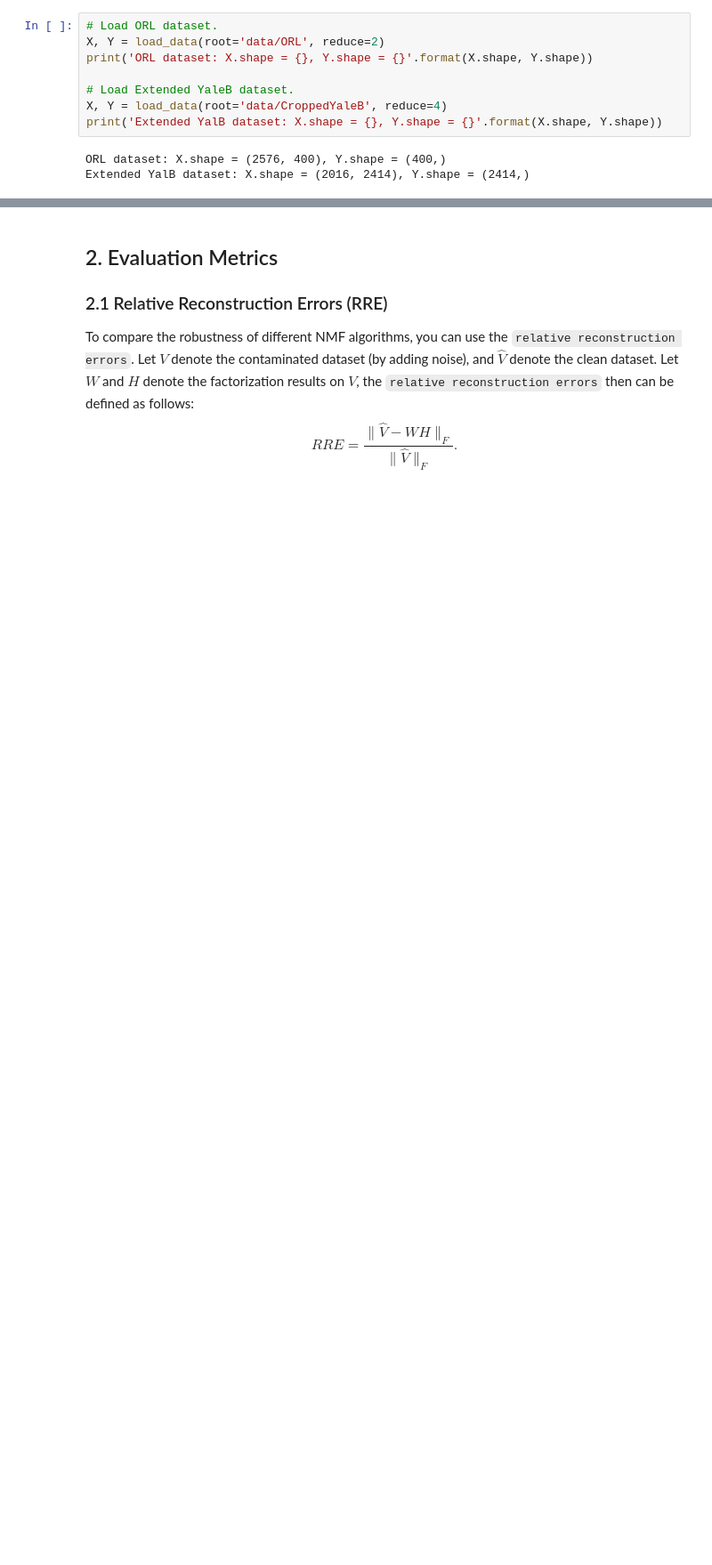
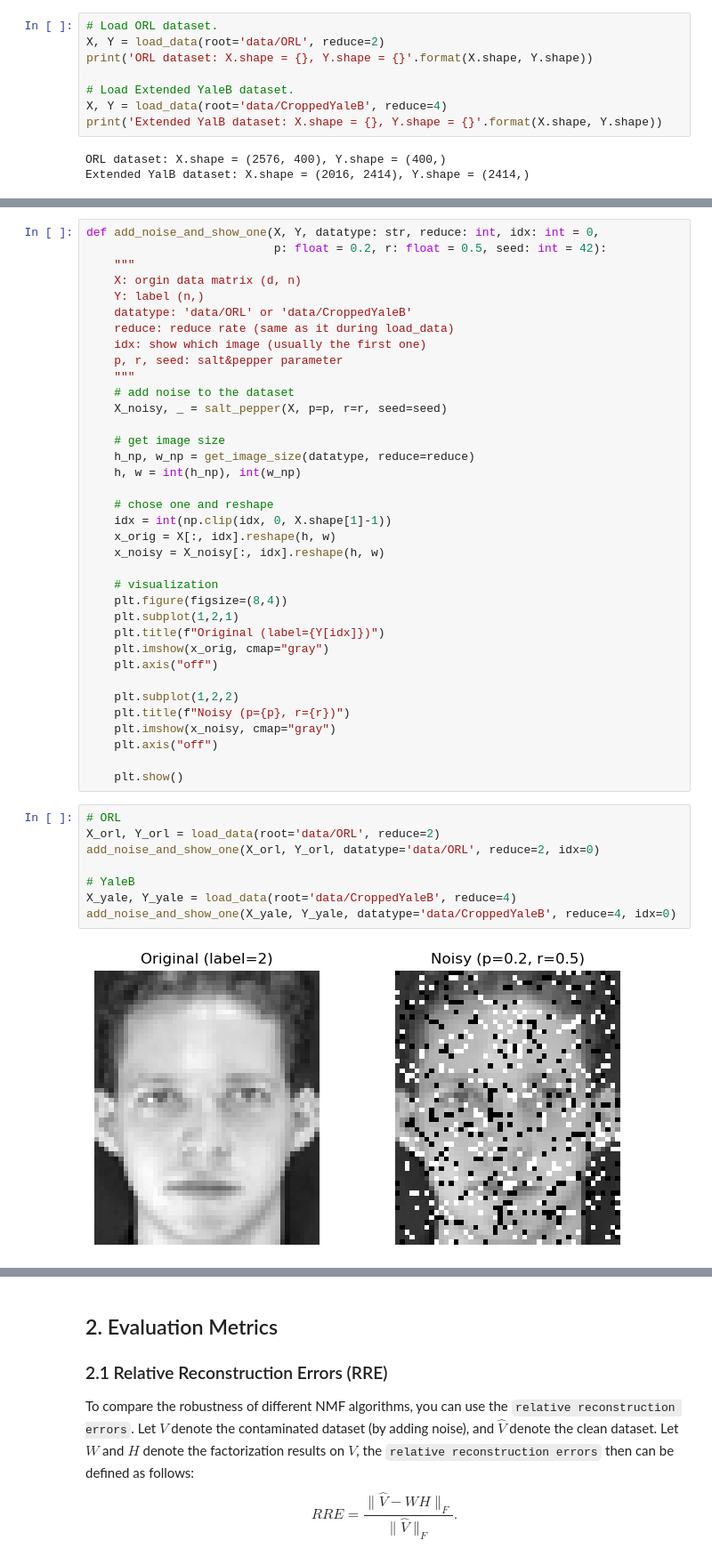
Before and after one commit to Loki4099/COMP5328, a Jupyter notebook: assignment1.ipynb, the cells around one changed output, grey strips where cells are left out. Shown at 89% size. Saved outputs shown, nothing was run; the diff lists cells and outputs as text; blank space fills up the shorter version.

```diff
--- a/assignment1.ipynb
+++ b/assignment1.ipynb
@@ -208,0 +190,46 @@ def salt_pepper(V: np.ndarray, p: float = 0.2, r: float = 0.5, seed: Optional[in
+# %%
+def add_noise_and_show_one(X, Y, datatype: str, reduce: int, idx: int = 0,
+                           p: float = 0.2, r: float = 0.5, seed: int = 42):
+    """
+    X: orgin data matrix (d, n)
+    Y: label (n,)
+    datatype: 'data/ORL' or 'data/CroppedYaleB'
+    reduce: reduce rate (same as it during load_data)
+    idx: show which image (usually the first one)
+    p, r, seed: salt&pepper parameter
+    """
+    # add noise to the dataset
+    X_noisy, _ = salt_pepper(X, p=p, r=r, seed=seed)
+
+    # get image size
+    h_np, w_np = get_image_size(datatype, reduce=reduce)
+    h, w = int(h_np), int(w_np)
+
+    # chose one and reshape
+    idx = int(np.clip(idx, 0, X.shape[1]-1))
+    x_orig = X[:, idx].reshape(h, w)
+    x_noisy = X_noisy[:, idx].reshape(h, w)
+
+    # visualization
+    plt.figure(figsize=(8,4))
+    plt.subplot(1,2,1)
+    plt.title(f"Original (label={Y[idx]})")
+    plt.imshow(x_orig, cmap="gray")
+    plt.axis("off")
+
+    plt.subplot(1,2,2)
+    plt.title(f"Noisy (p={p}, r={r})")
+    plt.imshow(x_noisy, cmap="gray")
+    plt.axis("off")
+
+    plt.show()
+# %%
+# ORL
+X_orl, Y_orl = load_data(root='data/ORL', reduce=2)
+add_noise_and_show_one(X_orl, Y_orl, datatype='data/ORL', reduce=2, idx=0)
+
+# YaleB
+X_yale, Y_yale = load_data(root='data/CroppedYaleB', reduce=4)
+add_noise_and_show_one(X_yale, Y_yale, datatype='data/CroppedYaleB', reduce=4, idx=0)
+# %% [output]
+[figure, added]
```
Also changed, not shown: parts of 51 cells of this notebook.
